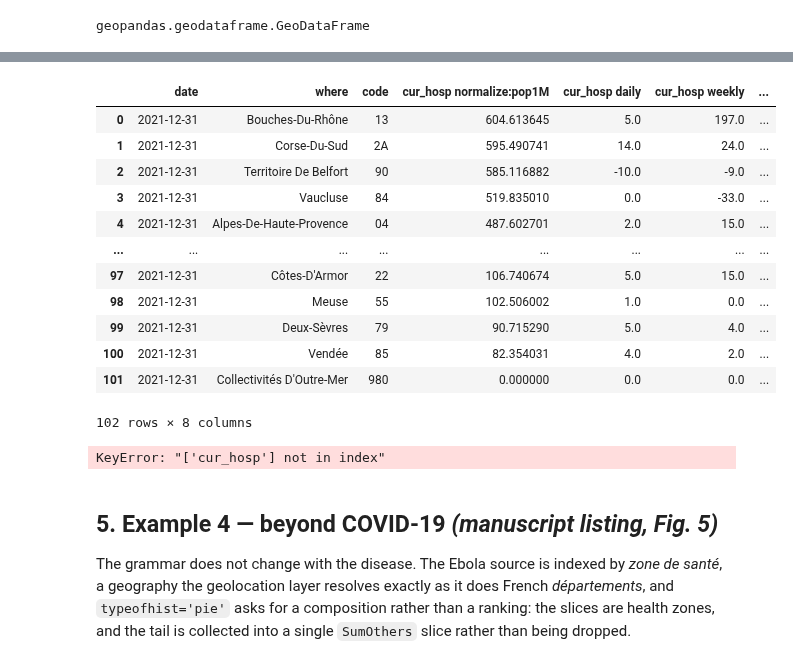
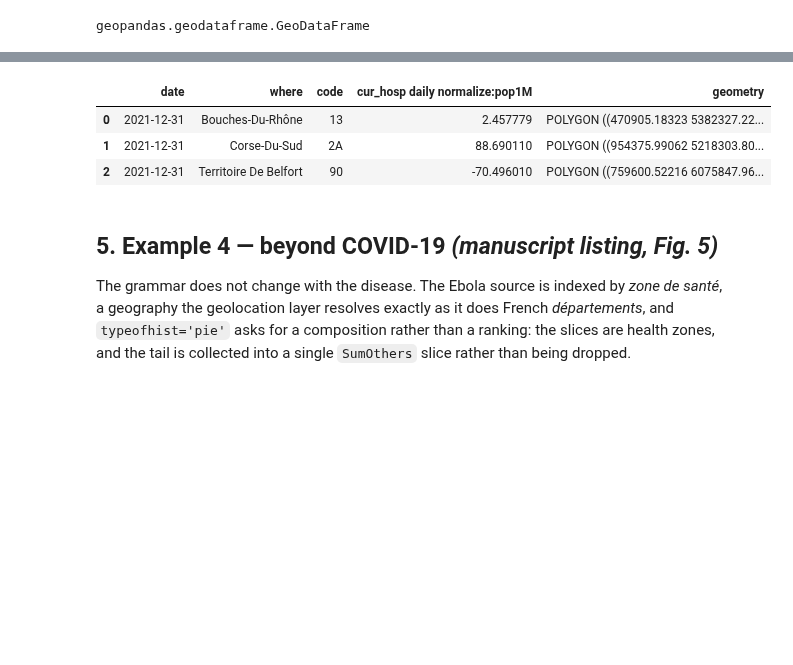
Before and after one commit to pyvoa/pyvoa, a Jupyter notebook: examples/notebooks/PaperExamples.ipynb, the cells around one changed output, grey strips where cells are left out. Drawn from its saved outputs; the diff is of its cells as text; code cells hidden in the pictures; blank space fills up the shorter version.

```diff
--- a/examples/notebooks/PaperExamples.ipynb
+++ b/examples/notebooks/PaperExamples.ipynb
@@ -241,23 +241,10 @@ pdf.shape
 # %%
-pdf
+pdf.head(3)
 # %% [output]
-|  | date | where | code | cur_hosp normalize:pop1M | cur_hosp daily | cur_hosp weekly | ... |
-| 0 | 2021-12-31 | Bouches-Du-Rhône | 13 | 604.613645 | 5.0 | 197.0 | ... |
-| 1 | 2021-12-31 | Corse-Du-Sud | 2A | 595.490741 | 14.0 | 24.0 | ... |
-| 2 | 2021-12-31 | Territoire De Belfort | 90 | 585.116882 | -10.0 | -9.0 | ... |
-| 3 | 2021-12-31 | Vaucluse | 84 | 519.835010 | 0.0 | -33.0 | ... |
-| 4 | 2021-12-31 | Alpes-De-Haute-Provence | 04 | 487.602701 | 2.0 | 15.0 | ... |
-| ... | ... | ... | ... | ... | ... | ... | ... |
-| 97 | 2021-12-31 | Côtes-D'Armor | 22 | 106.740674 | 5.0 | 15.0 | ... |
-| 98 | 2021-12-31 | Meuse | 55 | 102.506002 | 1.0 | 0.0 | ... |
-| 99 | 2021-12-31 | Deux-Sèvres | 79 | 90.715290 | 5.0 | 4.0 | ... |
-| 100 | 2021-12-31 | Vendée | 85 | 82.354031 | 4.0 | 2.0 | ... |
-| 101 | 2021-12-31 | Collectivités D'Outre-Mer | 980 | 0.000000 | 0.0 | 0.0 | ... |
+|  | date | where | code | cur_hosp daily normalize:pop1M | geometry |
+| 0 | 2021-12-31 | Bouches-Du-Rhône | 13 | 2.457779 | POLYGON ((470905.18323 5382327.22... |
+| 1 | 2021-12-31 | Corse-Du-Sud | 2A | 88.690110 | POLYGON ((954375.99062 5218303.80... |
+| 2 | 2021-12-31 | Territoire De Belfort | 90 | -70.496010 | POLYGON ((759600.52216 6075847.96... |
-102 rows × 8 columns
-# %%
-pdf[['date','where','cur_hosp normalize:pop1M']].head(3)
-# %% [output]
-KeyError: "['cur_hosp'] not in index"
 # %% [markdown]
 ## 5. Example 4 — beyond COVID-19 *(manuscript listing, Fig. 5)*
 
```
Also changed, not shown: parts of 3 cells of this notebook, 2 other files.
